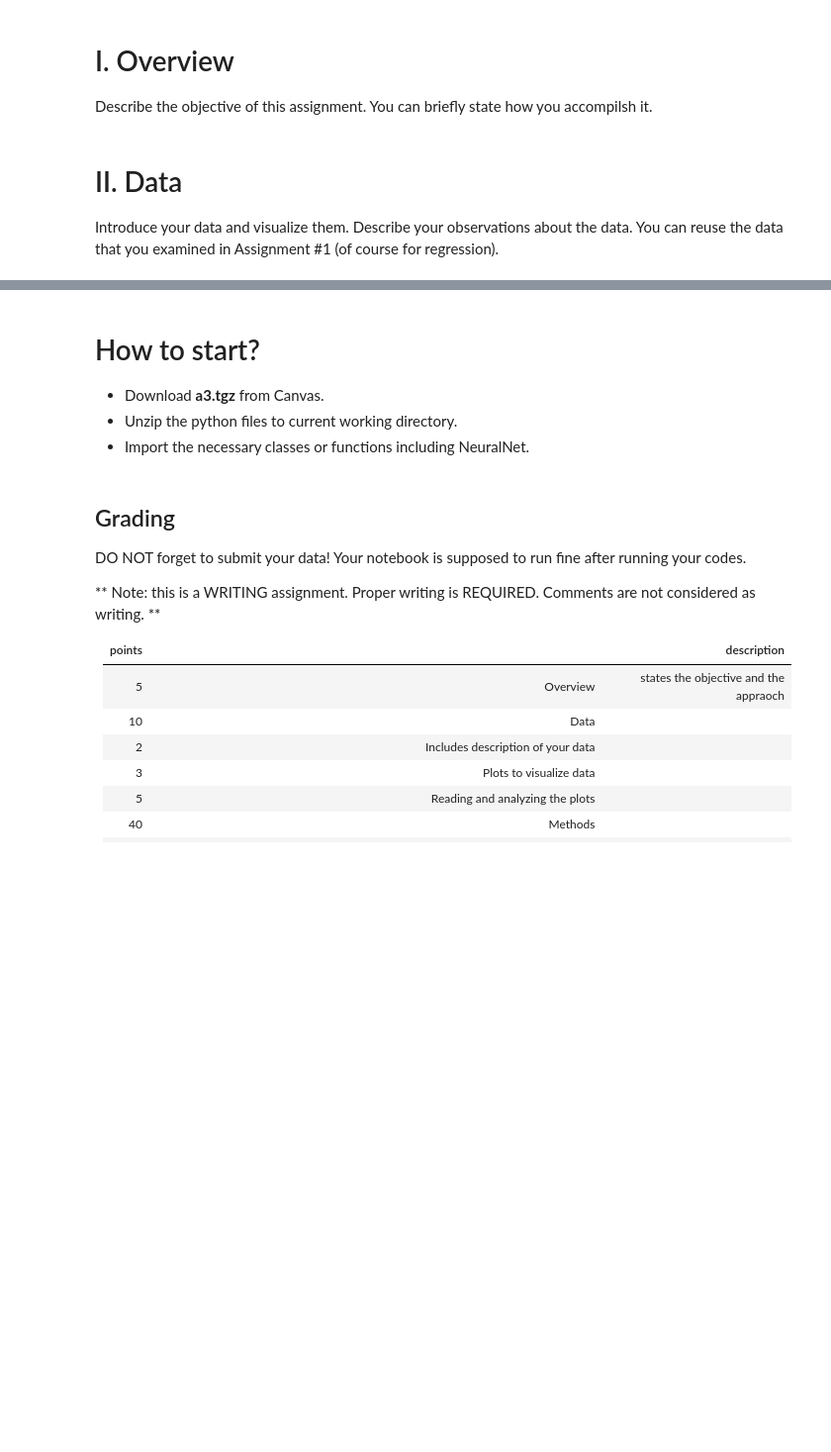
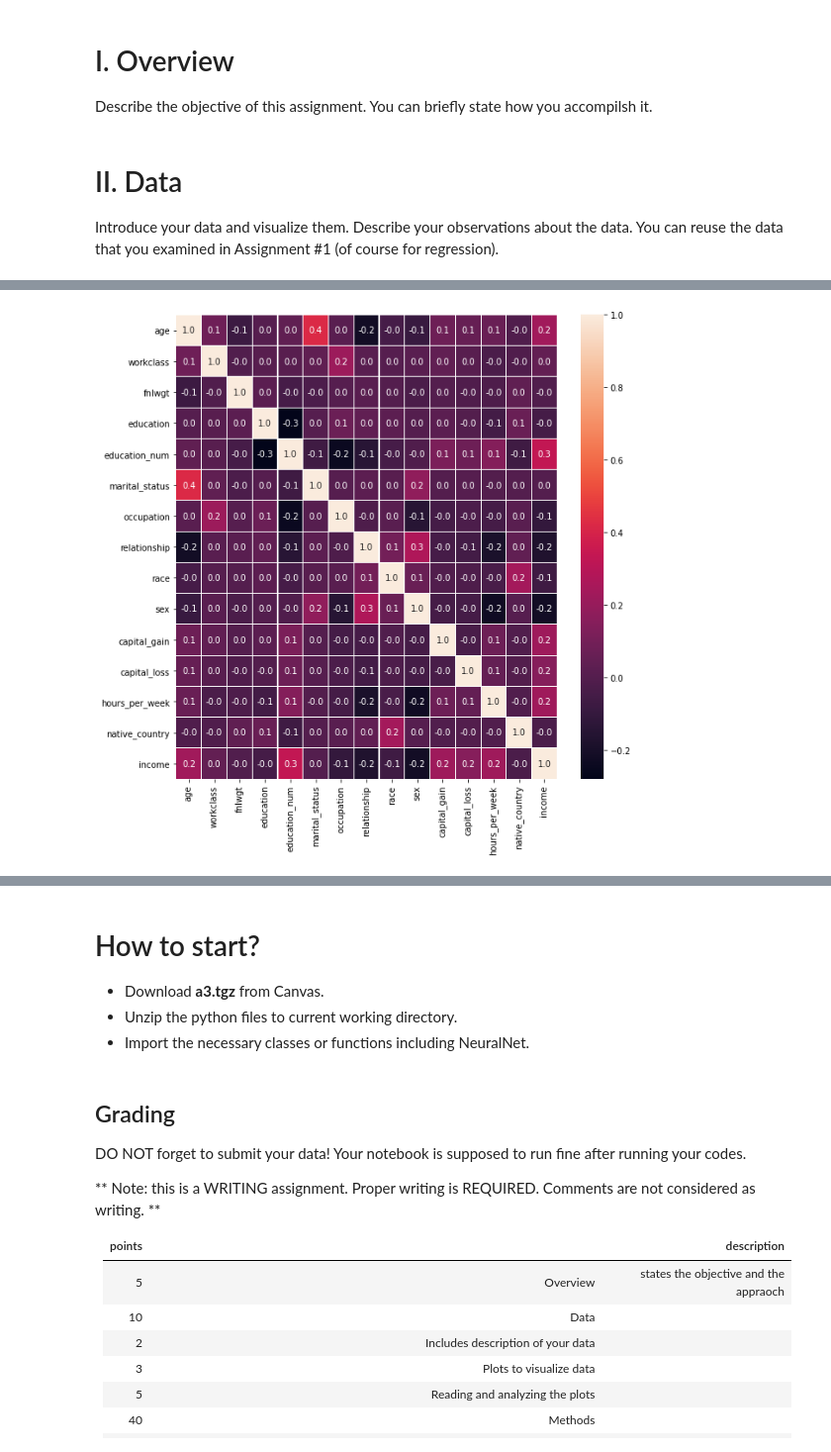
Before and after one commit to biqar/Fall-2020-ITCS-8156-MachineLearning, a Jupyter notebook: programming_assignments/3_Neural-Networks/Assign3.ipynb, the cells around one changed output, grey strips where cells are left out. Shown at 99% size. Saved outputs shown, nothing was run; the diff lists cells and outputs as text; code cells hidden in the pictures; blank space fills up the shorter version.

```diff
--- a/programming_assignments/3_Neural-Networks/Assign3.ipynb
+++ b/programming_assignments/3_Neural-Networks/Assign3.ipynb
@@ -15,0 +359,33 @@ You can reuse the data that you examined in Assignment #1 (of course for regress
+# %%
+encoding_dict = {"workclass": {'State-gov':1, 'Self-emp-not-inc':2, 'Private':3, 'Federal-gov':4,
+                               'Local-gov':5, '?':6, 'Self-emp-inc':7, 'Without-pay':8, 'Never-worked':9},
+                 "education": {'Bachelors':1, 'HS-grad':2, '11th':3, 'Masters':4, '9th':5, 'Some-college':6,
+                               'Assoc-acdm':7, 'Assoc-voc':8, '7th-8th':9, 'Doctorate':10, 'Prof-school':11,
+                               '5th-6th':12, '10th':13, '1st-4th':14, 'Preschool':15, '12th':16},
+                 "marital_status": {'Never-married':1, 'Married-civ-spouse':2, 'Divorced':3,
+                                    'Married-spouse-absent':4, 'Separated':5, 'Married-AF-spouse':6, 'Widowed':7},
+                 "occupation": {'Adm-clerical':1, 'Exec-managerial':2, 'Handlers-cleaners':3,
+                                'Prof-specialty':4, 'Other-service':5, 'Sales':6, 'Craft-repair':7,
+                                'Transport-moving':8, 'Farming-fishing':9, 'Machine-op-inspct':10,
+                                'Tech-support':11, '?':12, 'Protective-serv':13, 'Armed-Forces':14,
+                                'Priv-house-serv':15},
+                 "relationship": {'Not-in-family':1, 'Husband':2, 'Wife':3, 'Own-child':4, 'Unmarried':5,
+                                  'Other-relative':6},
+                 "race": {'White':1, 'Black':2, 'Asian-Pac-Islander':3, 'Amer-Indian-Eskimo':4, 'Other':5},
+                 "sex": {'Male':-1, 'Female':1},
+                 "native_country": {'United-States':1, 'Cuba':2, 'Jamaica':3, 'India':4, '?':5, 'Mexico':6,
+                                    'South':7, 'Puerto-Rico':8, 'Honduras':9, 'England':10, 'Canada':11,
+                                    'Germany':12, 'Iran':13, 'Philippines':14, 'Italy':15, 'Poland':16,
+                                    'Columbia':17, 'Cambodia':18, 'Thailand':19, 'Ecuador':20, 'Laos':21,
+                                    'Taiwan':22, 'Haiti':23, 'Portugal':24, 'Dominican-Republic':25,
+                                    'El-Salvador':26, 'France':27, 'Guatemala':28, 'China':29, 'Japan':30,
+                                    'Yugoslavia':31, 'Peru':32, 'Outlying-US(Guam-USVI-etc)':33, 'Scotland':34,
+                                    'Trinadad&Tobago':35, 'Greece':36, 'Nicaragua':37, 'Vietnam':38, 'Hong':39,
+                                    'Ireland':40, 'Hungary':41, 'Holand-Netherlands':42},
+                 "income": {'Low-income':-1, 'High-income':1},
+                }
+
+df_c.replace(encoding_dict, inplace = True)
+
+# observe pairwise correlation of columns using library function
+df_c.corr()
@@ -16,3 +409,9 @@ You can reuse the data that you examined in Assignment #1 (of course for regress
+# %%
+f = plt.subplots(figsize=(10, 10))
+sns.heatmap(df_c.corr(), annot=True, linewidths=.1,fmt= '.1f')
+plt.show()
+# %% [output]
+[figure, added]
 # %% [markdown]
 # III. Methods
 
```
Also changed, not shown: parts of 37 cells of this notebook, 2 other files.
